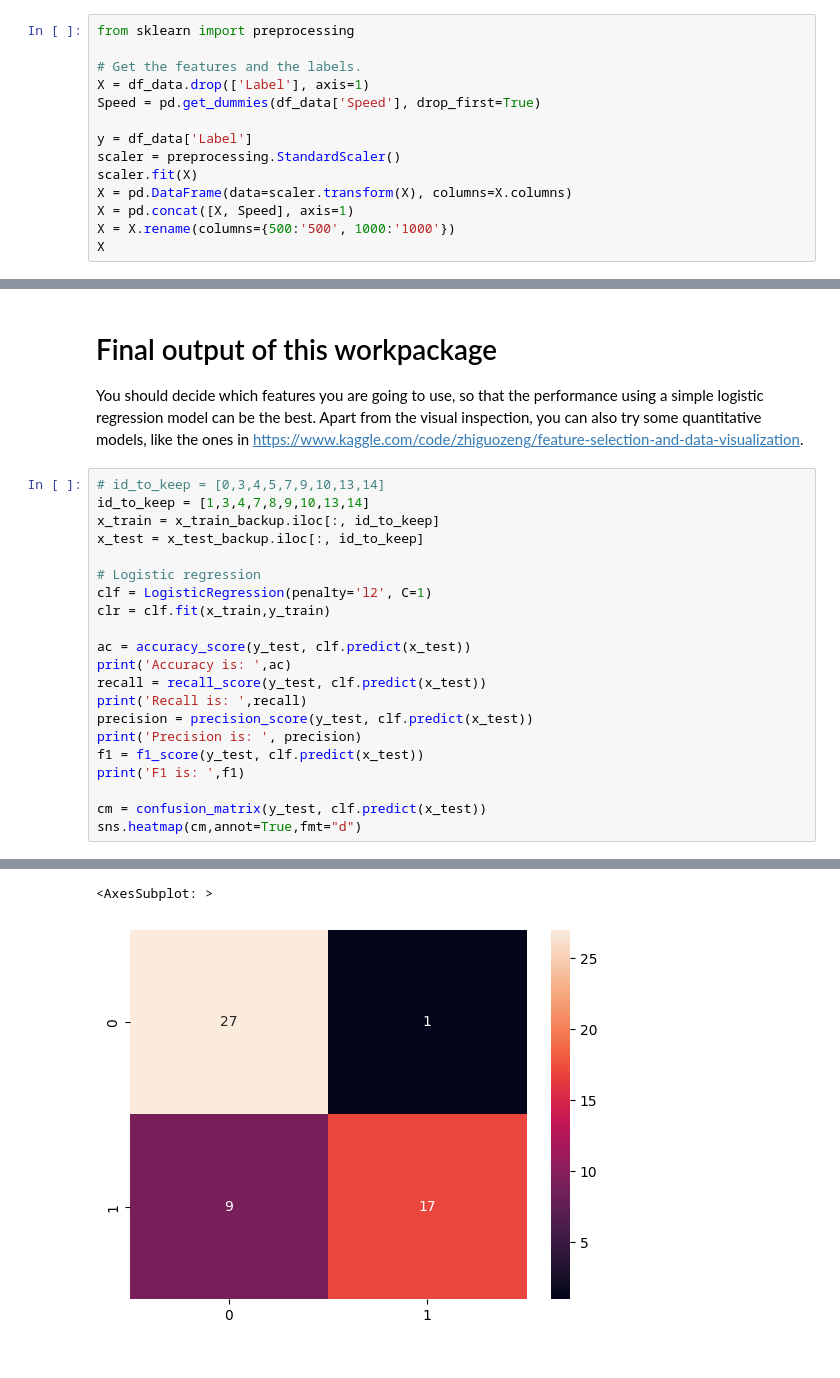
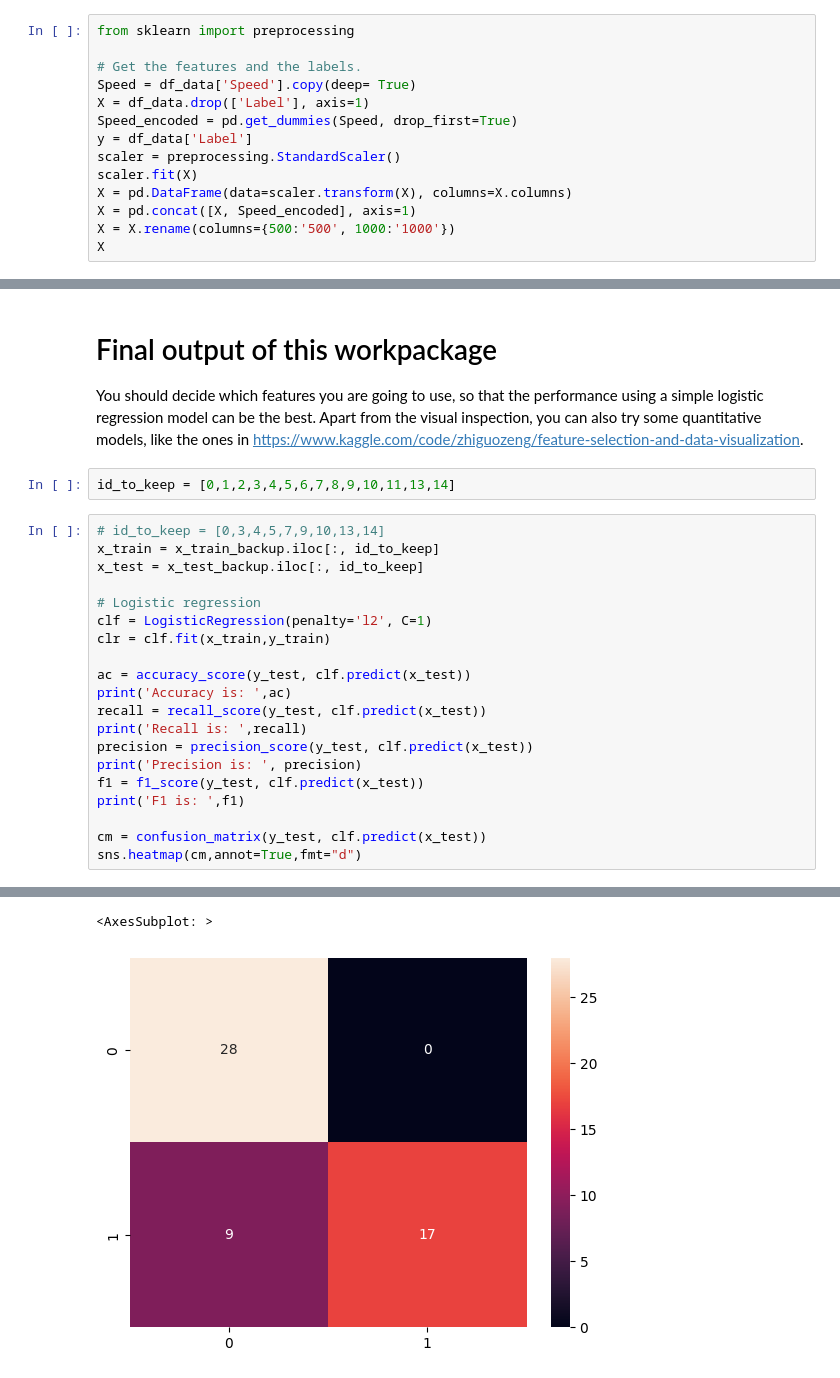
Before and after one commit to nizar139/SiemensProject_MaintenanceIndustrie, a Jupyter notebook: WP1_Feature Engineering - Student.ipynb, the cells around one changed output, grey strips where cells are left out. Saved outputs shown, nothing was run; the diff lists cells and outputs as text.

```diff
--- a/WP1_Feature Engineering - Student.ipynb
+++ b/WP1_Feature Engineering - Student.ipynb
@@ -141,14 +141,14 @@ Reference: https://scikit-learn.org/stable/modules/preprocessing.html#standardiz
 from sklearn import preprocessing
 
 # Get the features and the labels.
+Speed = df_data['Speed'].copy(deep= True)
 X = df_data.drop(['Label'], axis=1)
-Speed = pd.get_dummies(df_data['Speed'], drop_first=True)
-
+Speed_encoded = pd.get_dummies(Speed, drop_first=True)
 y = df_data['Label']
 scaler = preprocessing.StandardScaler()
 scaler.fit(X)
 X = pd.DataFrame(data=scaler.transform(X), columns=X.columns)
-X = pd.concat([X, Speed], axis=1)
+X = pd.concat([X, Speed_encoded], axis=1)
 X = X.rename(columns={500:'500', 1000:'1000'})
 X
 # %% [output]
@@ -336,9 +336,10 @@ x_train_backup, x_test_backup, y_train, y_test = train_test_split(X, y, test_siz
 # Final output of this workpackage
 
 You should decide which features you are going to use, so that the performance using a simple logistic regression model can be the best. Apart from the visual inspection, you can also try some quantitative models, like the ones in https://www.kaggle.com/code/zhiguozeng/feature-selection-and-data-visualization.
+# %%
+id_to_keep = [0,1,2,3,4,5,6,7,8,9,10,11,13,14]
 # %%
 # id_to_keep = [0,3,4,5,7,9,10,13,14]
-id_to_keep = [1,3,4,7,8,9,10,13,14]
 x_train = x_train_backup.iloc[:, id_to_keep]
 x_test = x_test_backup.iloc[:, id_to_keep]
 
@@ -365,2 +366,2 @@ F1 is:  0.7727272727272727
 <AxesSubplot: >
-[figure, old version]
+[figure, new version]
```
Also changed, not shown: parts of 20 cells of this notebook.
